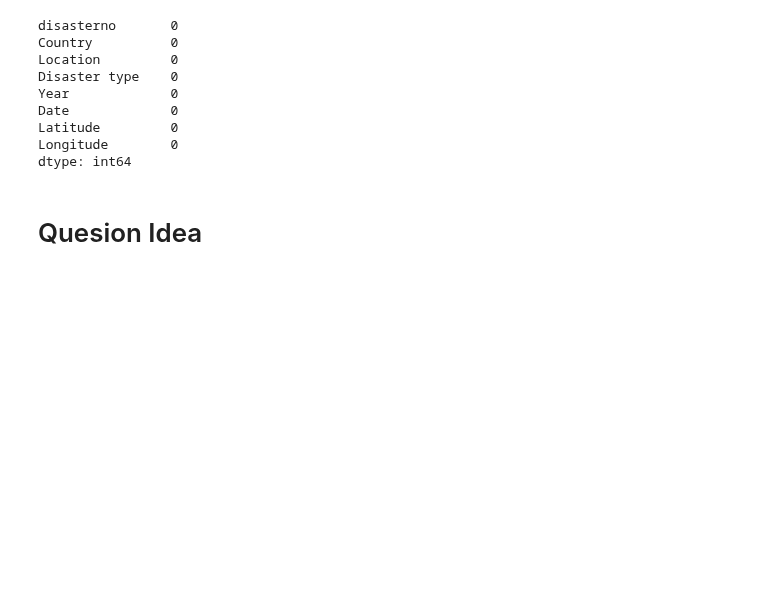
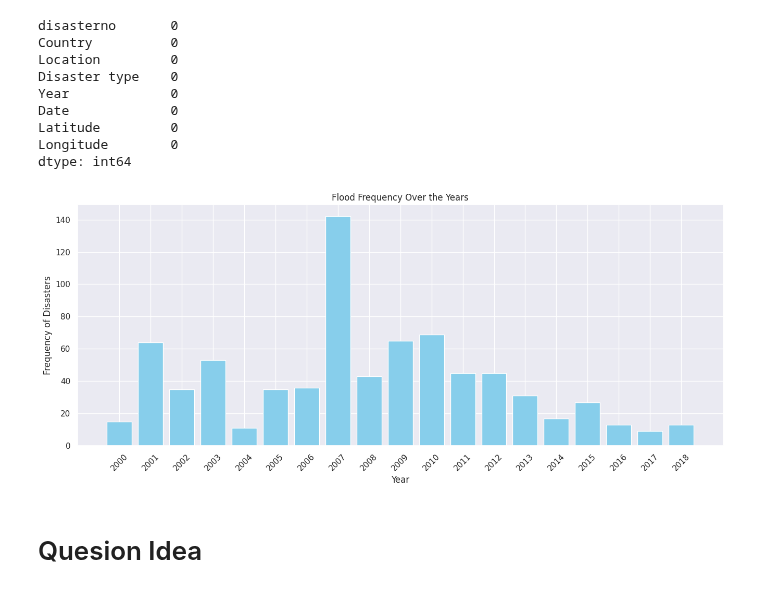
Before and after one commit to 0xpix/CERI-Project, a Jupyter notebook: notebooks/EDA.ipynb, the cells around one changed output. Cells and saved outputs as stored; diff of their text form; code cells hidden in the pictures; blank space fills up the shorter version.

```diff
--- a/notebooks/EDA.ipynb
+++ b/notebooks/EDA.ipynb
@@ -473,6 +475,10 @@ dtype: int64
 # Saving the merged Dataset as a csv file
 Path_file = 'data/processed/Disasters_in_africa_2000_2018_processed.csv'
 Disasters_in_africa_2000_2018.to_csv(Path_file)
+# %%
+plot_disaster_frequency(Disasters_in_africa_2000_2018, 'Flood')
+# %% [output]
+[figure, added]
 # %% [markdown]
 # Quesion Idea
 # %%
```
Also changed, not shown: parts of 4 cells of this notebook.
